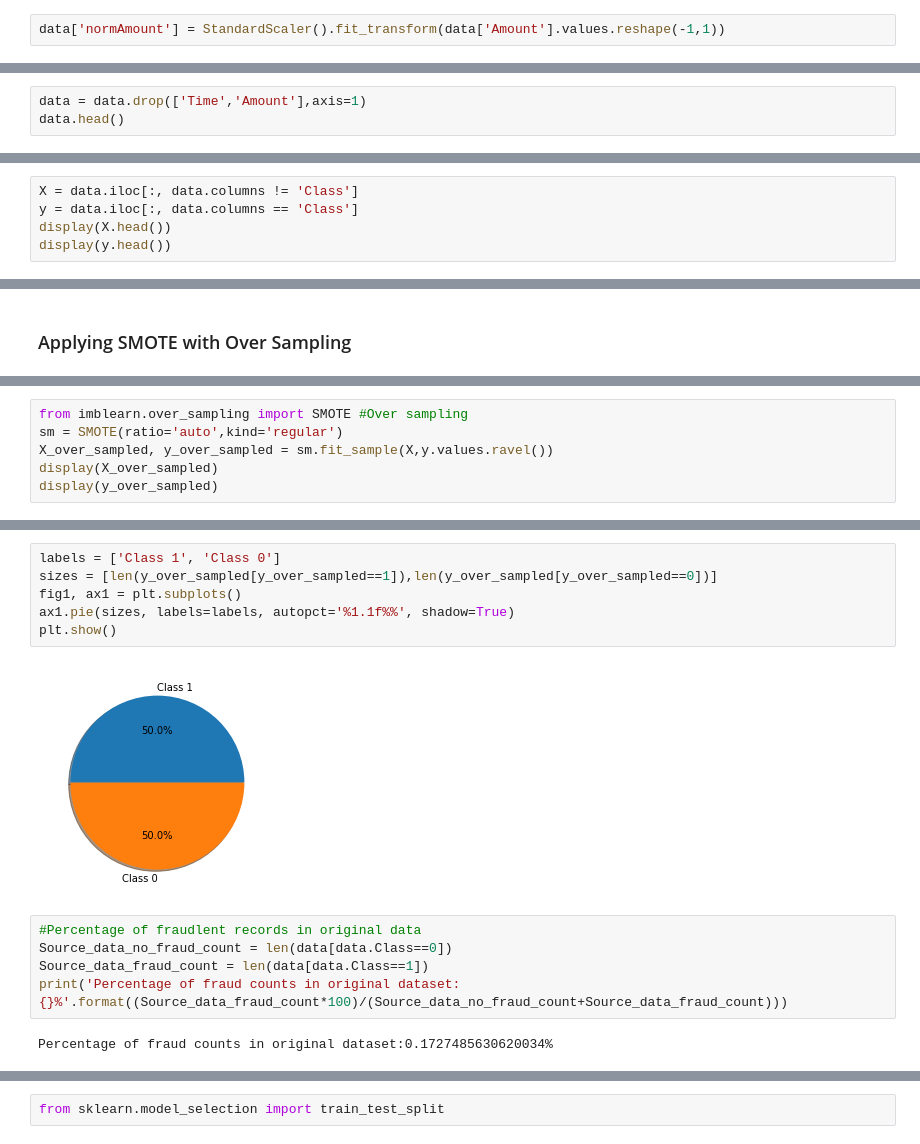
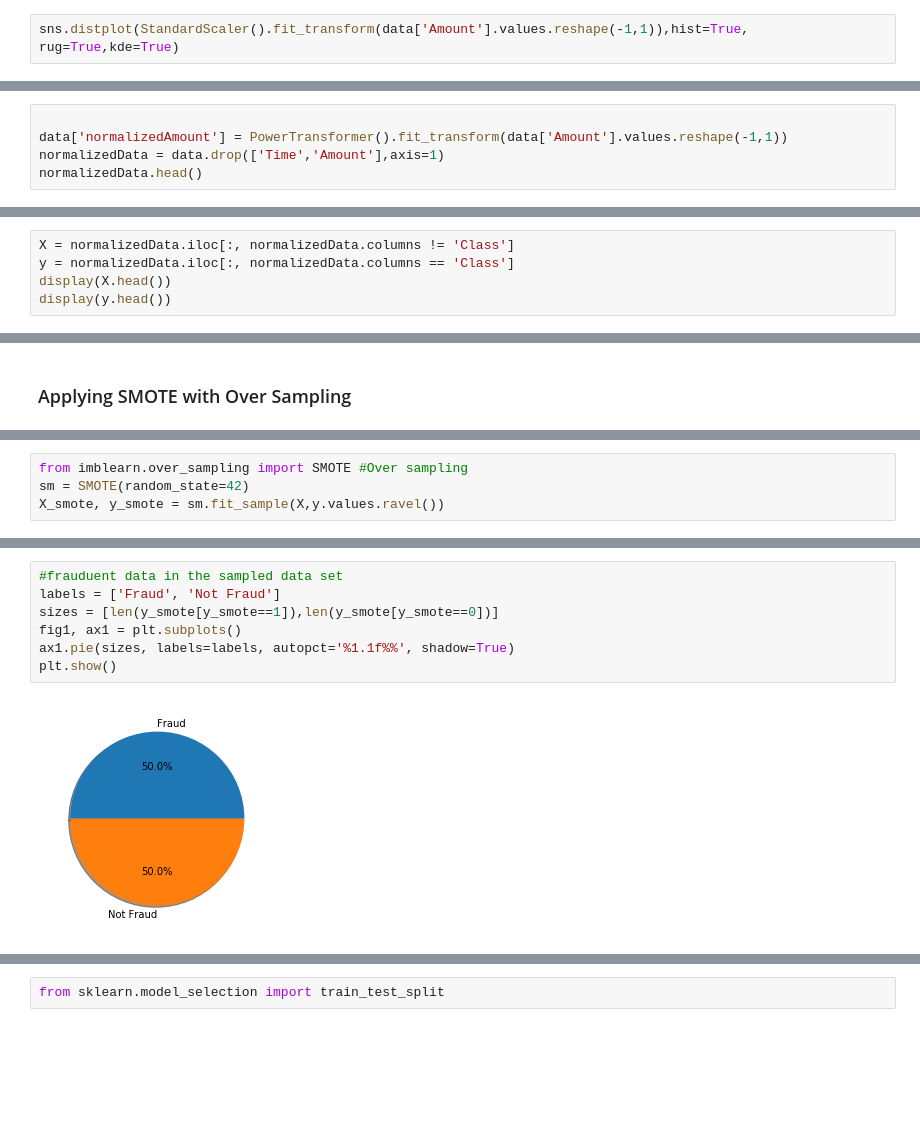
Before and after one commit to pointerness/udacity_capstone, a Jupyter notebook: Udacity_Capstone.ipynb, the cells around one changed output, grey strips where cells are left out. Drawn from its saved outputs; the diff is of its cells as text; blank space fills up the shorter version.

```diff
--- a/Udacity_Capstone.ipynb
+++ b/Udacity_Capstone.ipynb
@@ -101,2 +128,2 @@ from sklearn.preprocessing import StandardScaler
 # %%
-data['normAmount'] = StandardScaler().fit_transform(data['Amount'].values.reshape(-1,1))
+sns.distplot(StandardScaler().fit_transform(data['Amount'].values.reshape(-1,1)),hist=True, rug=True,kde=True)
@@ -103,6 +142,8 @@ data['normAmount'] = StandardScaler().fit_transform(data['Amount'].values.reshap
 # %%
-data = data.drop(['Time','Amount'],axis=1)
-data.head()
+
+data['normalizedAmount'] = PowerTransformer().fit_transform(data['Amount'].values.reshape(-1,1))
+normalizedData = data.drop(['Time','Amount'],axis=1)
+normalizedData.head()
 # %% [output]
 |  | V1 | V2 | V3 | V4 | V5 | V6 | V7 | V8 | V9 | V10 | V11 | ... |
 | 0 | -1.359807 | -0.072781 | 2.536347 | 1.378155 | -0.338321 | 0.462388 | 0.239599 | 0.098698 | 0.363787 | 0.090794 | -0.551600 | ... |
@@ -115,6 +157,6 @@ data.head()
 # %%
-X = data.iloc[:, data.columns != 'Class']
-y = data.iloc[:, data.columns == 'Class']
+X = normalizedData.iloc[:, normalizedData.columns != 'Class']
+y = normalizedData.iloc[:, normalizedData.columns == 'Class']
 display(X.head())
 display(y.head())
 # %% [output]
@@ -138,6 +181,4 @@ display(y.head())
 # %%
 from imblearn.over_sampling import SMOTE #Over sampling
-sm = SMOTE(ratio='auto',kind='regular')
-X_over_sampled, y_over_sampled = sm.fit_sample(X,y.values.ravel())
-display(X_over_sampled)
-display(y_over_sampled)
+sm = SMOTE(random_state=42)
+X_smote, y_smote = sm.fit_sample(X,y.values.ravel())
@@ -159,15 +207,9 @@ array([0, 0, 0, ..., 1, 1, 1])
 # %%
-labels = ['Class 1', 'Class 0']
-sizes = [len(y_over_sampled[y_over_sampled==1]),len(y_over_sampled[y_over_sampled==0])]
+#frauduent data in the sampled data set
+labels = ['Fraud', 'Not Fraud']
+sizes = [len(y_smote[y_smote==1]),len(y_smote[y_smote==0])]
 fig1, ax1 = plt.subplots()
 ax1.pie(sizes, labels=labels, autopct='%1.1f%%', shadow=True)
 plt.show()
 # %% [output]
-[figure, old version]
+[figure, new version]
-# %%
-#Percentage of fraudlent records in original data
-Source_data_no_fraud_count = len(data[data.Class==0])
-Source_data_fraud_count = len(data[data.Class==1])
-print('Percentage of fraud counts in original dataset:{}%'.format((Source_data_fraud_count*100)/(Source_data_no_fraud_count+Source_data_fraud_count)))
-# %% [output]
-Percentage of fraud counts in original dataset:0.1727485630620034%
```
Also changed, not shown: parts of 97 cells of this notebook.
